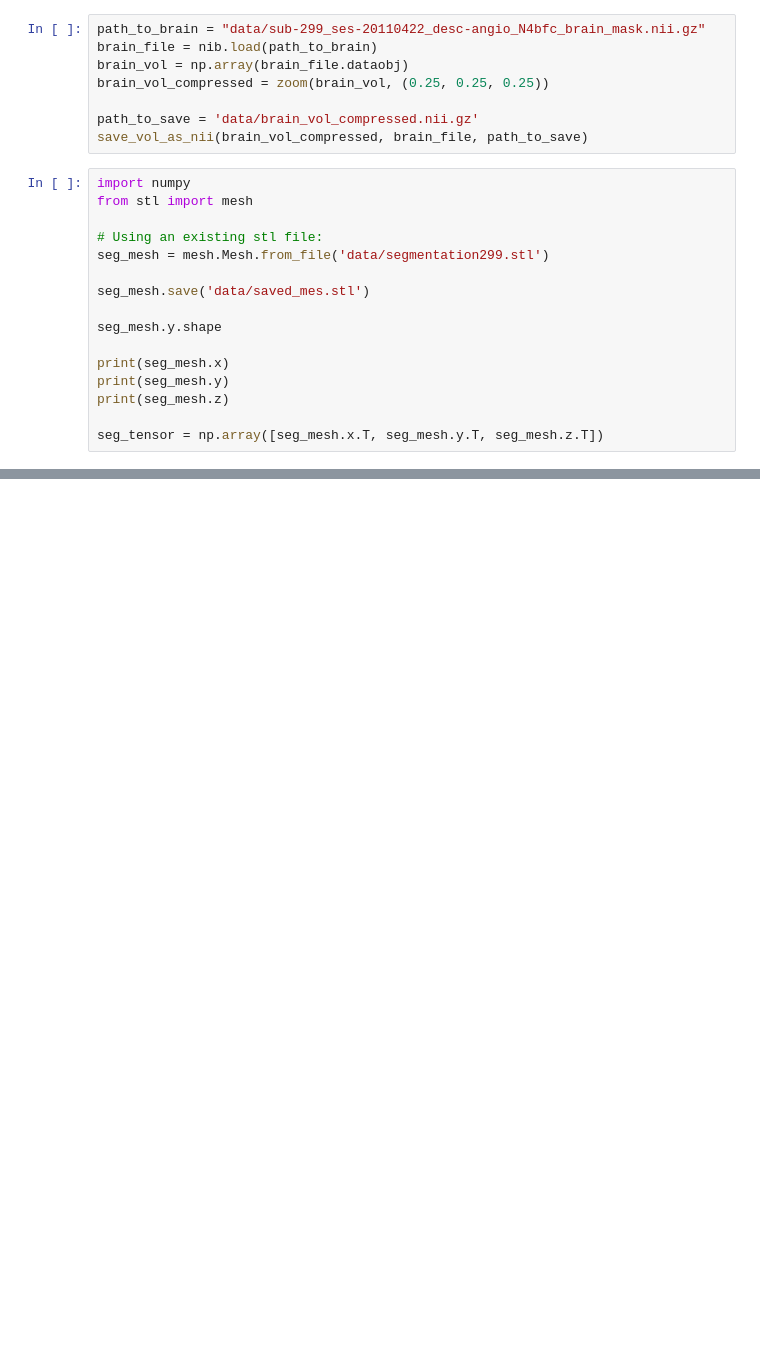
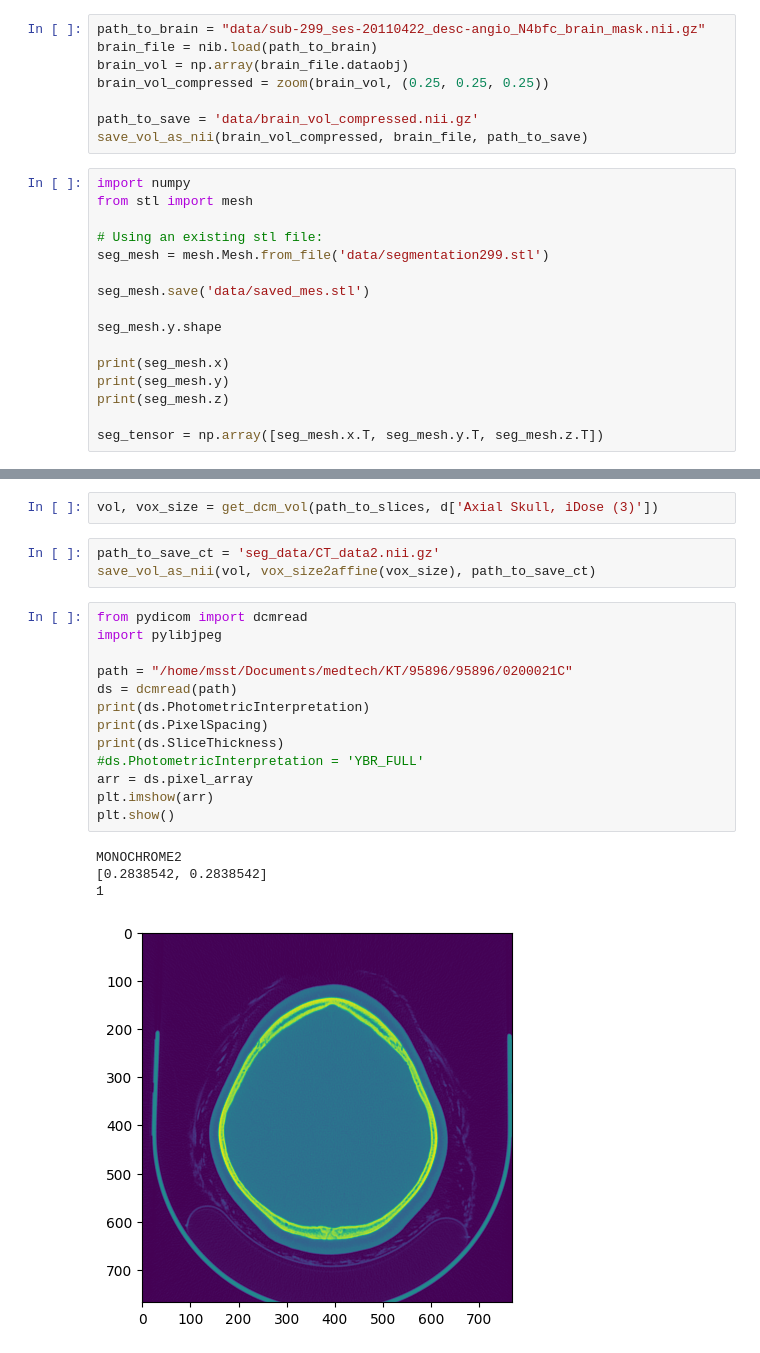
Before and after one commit to NotYourLady/MSRepo, a Jupyter notebook: VesselSegmentation/TestLoad.ipynb, the cells around one changed output, grey strips where cells are left out. Cells and saved outputs as stored; diff of their text form; blank space fills up the shorter version.

```diff
--- a/VesselSegmentation/TestLoad.ipynb
+++ b/VesselSegmentation/TestLoad.ipynb
@@ -415,0 +498,23 @@ seg_tensor = np.array([seg_mesh.x.T, seg_mesh.y.T, seg_mesh.z.T])
+# %%
+vol, vox_size = get_dcm_vol(path_to_slices, d['Axial Skull, iDose (3)'])
+# %%
+path_to_save_ct = 'seg_data/CT_data2.nii.gz'
+save_vol_as_nii(vol, vox_size2affine(vox_size), path_to_save_ct)
+# %%
+from pydicom import dcmread
+import pylibjpeg
+
+path = "/home/msst/Documents/medtech/KT/95896/95896/0200021C"
+ds = dcmread(path)
+print(ds.PhotometricInterpretation)
+print(ds.PixelSpacing)
+print(ds.SliceThickness)
+#ds.PhotometricInterpretation = 'YBR_FULL'
+arr = ds.pixel_array
+plt.imshow(arr)
+plt.show()
+# %% [output]
+MONOCHROME2
+[0.2838542, 0.2838542]
+1
+[figure, added]
```
Also changed, not shown: parts of 7 cells of this notebook, 16 other files.
